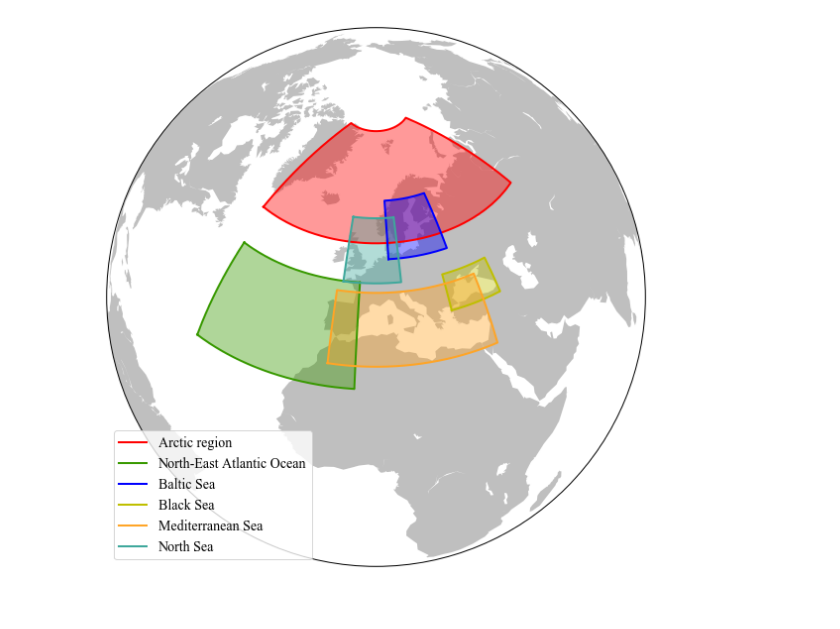
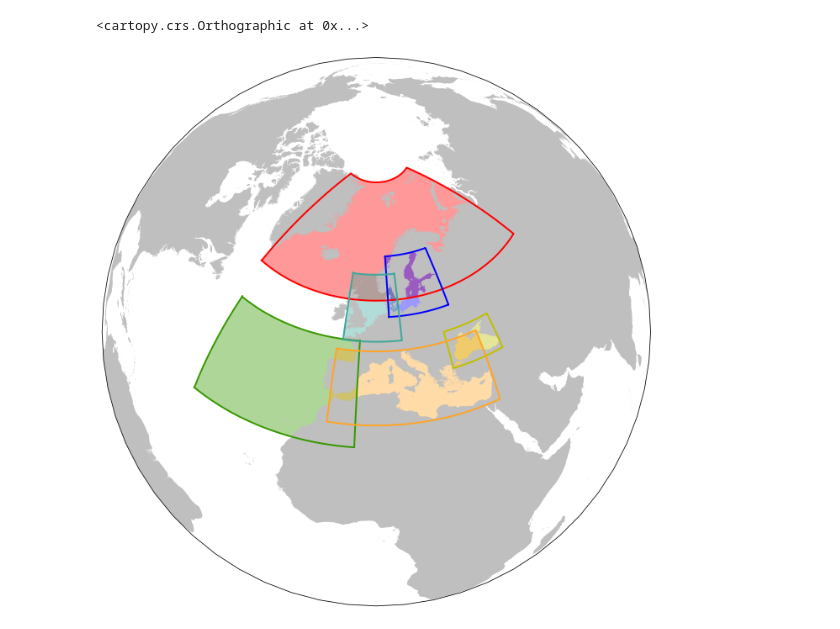
Before and after one commit to gher-uliege/EMODnet-Chemistry, a Jupyter notebook: python/plot_regions_chemistry.ipynb, the cells around one changed output. Saved outputs shown, nothing was run; the diff lists cells and outputs as text; code cells hidden in the pictures.

Commit message:
refresh plot

```diff
--- a/python/plot_regions_chemistry.ipynb
+++ b/python/plot_regions_chemistry.ipynb
@@ -56,20 +32,31 @@ plt.show()
-# %%
-fig = plt.figure(figsize=(10, 10))
-ax = plt.subplot(111)
-m.fillcontinents(color=".75")
-
-colorlist = ["r", "#389900", "b", "y", "#FFA527", "#3FA89C"]
-# Loop on the regions
-for region, col in zip(regionlist, colorlist):
-    region.get_rect_coords()
-    region.get_rect_patch(m, facecolor=col, alpha=0.4)
-
-    m.plot(region.lonvector, region.latvector, color=col,
-           latlon=True, label=region.name, linewidth=2)
-    ax.add_patch(region.rect)
-plt.legend(fontsize=14)
-plt.savefig("../figures/EMODnet_domains05.png", dpi=300, bbox_inches="tight")
-plt.show()
-plt.close()
-# %% [output]
-[figure, removed]
+# %%
+globalproj
+# %% [output]
+<cartopy.crs.Orthographic at 0x...>
+# %%
+reload(emodnetchemistry)
+colorlist = ["r", "b", "g", "y", "k", "c"]
+colorlist = ["r", "#389900", "b", "y", "#FFA527", "#3FA89C"]
+
+i = 0
+
+plt.figure(figsize=(12, 12))
+ax = plt.subplot(111, projection=globalproj)
+for region, col in zip(regionlist, colorlist):
+    region.get_rect_coords()
+    region.get_rect_patch(globalproj, facecolor=col, alpha=0.4)
+
+    ax.plot(region.lonvector, region.latvector, color=col,
+            transform=datacrs, label=region.name, linewidth=2)
+    ax.add_patch(region.rect)
+
+xx = np.arange(-180, 180, 30)
+yy = np.arange(-90, 90, 30.)
+xxx, yyy = np.meshgrid(xx, yy)
+ax.plot(xxx.flatten(), yyy.flatten(), "wo", ms=.001, transform=datacrs, zorder=1)
+
+ax.add_feature(coast, facecolor=".75", edgecolor=None)
+
+plt.show()
+# %% [output]
+[figure, added]
```
Also changed, not shown: parts of 7 cells of this notebook.
